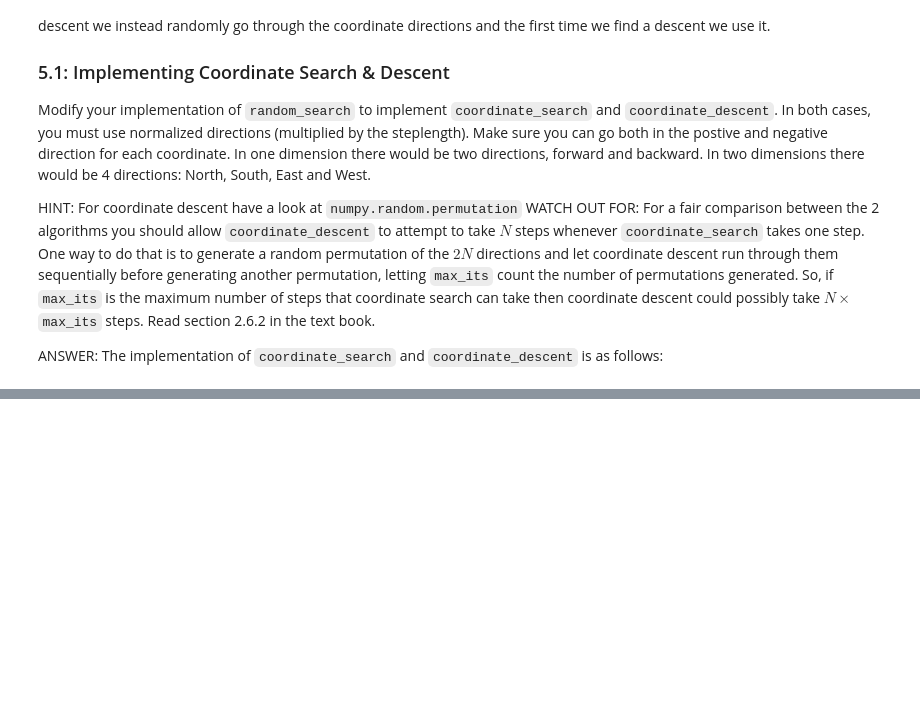
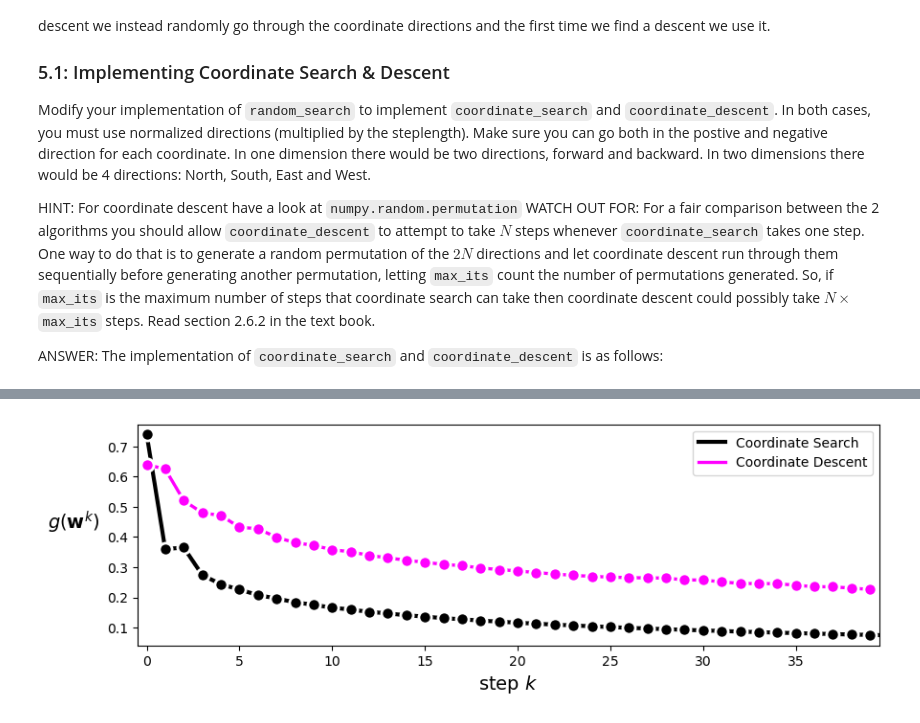
Before and after one commit to DEVeloper1006/datasci-3ml3-resources, a Jupyter notebook: homeworks/homework1/Exercise5.ipynb, the cells around one changed output, grey strips where cells are left out. Drawn from its saved outputs; the diff is of its cells as text; code cells hidden in the pictures; blank space fills up the shorter version.

```diff
--- a/homeworks/homework1/Exercise5.ipynb
+++ b/homeworks/homework1/Exercise5.ipynb
@@ -89,0 +94,18 @@ def coordinate_descent (g, alpha_choice, max_its, w):
+# %%
+import sys
+sys.path.append('homeworks/homework1/MLRPlotting')
+import matplotlib.pyplot as plt
+from MLRPlotting import static_plotter
+
+static_plotter = static_plotter.Visualizer()
+
+g = lambda w: 0.26 * ((w[0]**2) + (w[1]**2)) - (0.48 * w[0] * w[1])
+w = ([3, 4])
+max_its = 40
+
+_, cost_history_search = coordinate_search(g, "diminishing", max_its, w)
+_, cost_history_descent = coordinate_descent(g, "diminishing", max_its, w)
+
+static_plotter.plot_cost_histories([cost_history_search, cost_history_descent], start=0, points=True, labels=[r'Coordinate Search', r'Coordinate Descent'])
+# %% [output]
+[figure, added]
```
Also changed, not shown: parts of 3 cells of this notebook, 2 other files.
